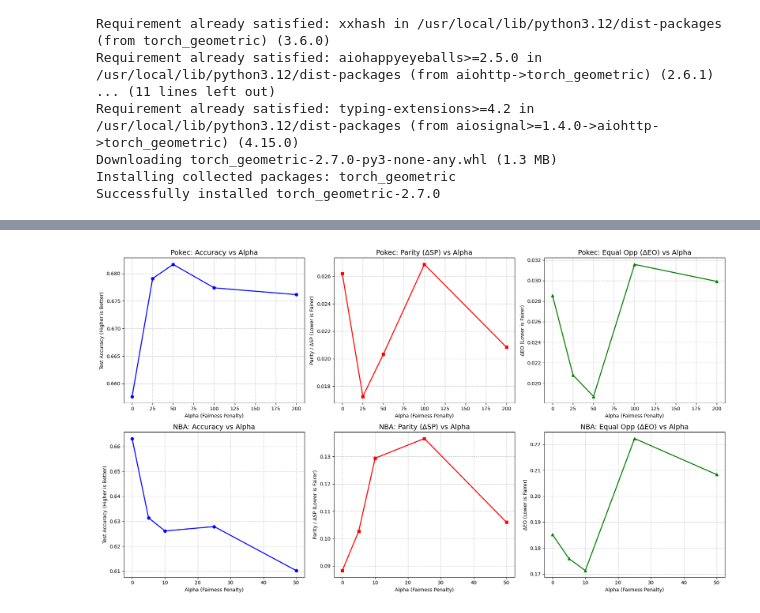
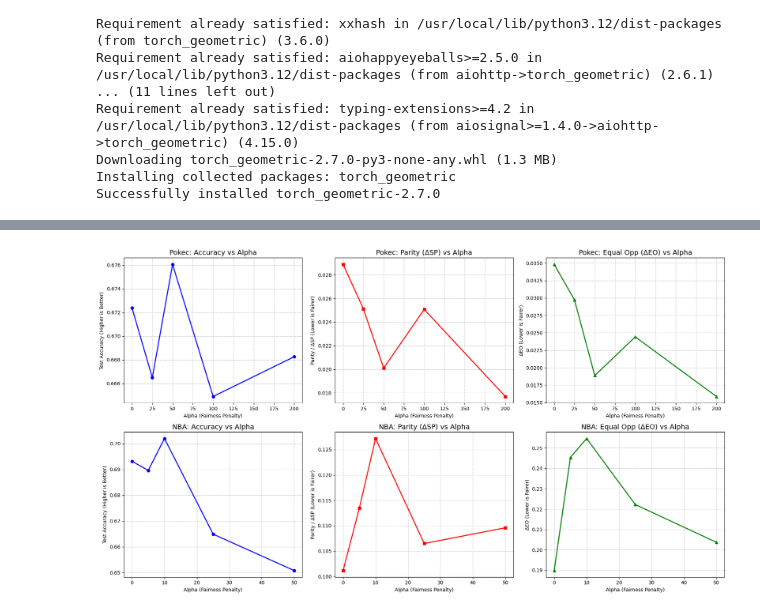
Before and after one commit to ananyabatra04/fairness-graph-gnn, a Jupyter notebook: Contrastive_FairGNN_aligned_runned.ipynb, the cells around one changed output, grey strips where cells are left out. Saved outputs shown, nothing was run; the diff lists cells and outputs as text; code cells hidden in the pictures.

Commit message:
refactor: align contrastive FairGNN pipeline and update experiment notebook

```diff
--- a/Contrastive_FairGNN_aligned_runned.ipynb
+++ b/Contrastive_FairGNN_aligned_runned.ipynb
@@ -556,7 +831,7 @@ Mean Alpha 200: Acc=0.6762 | ΔSP=0.0208 | ΔEO=0.0299
 
 All experiments complete. Results saved to pyg_contrastive_fairgnn_results.csv
 # %%
-df = pd.read_csv("pyg_contrastive_fairgnn_results.csv")
+df = pd.read_csv("pyg_contrastive_fairgnn_results_tsipn_style.csv")
 summary = df.groupby(['dataset', 'alpha'])[['acc', 'parity', 'deo']].mean().reset_index()
 
 pokec_data = summary[summary['dataset'] == 'pokec']
@@ -576,31 +851,31 @@ ax2.set_xlabel("Alpha (Fairness Penalty)")
 ax2.set_ylabel("Parity / ΔSP (Lower is Fairer)")
 ax2.grid(True, linestyle='--', alpha=0.7)
 
 ax3.plot(pokec_data['alpha'], pokec_data['deo'], marker='^', color='green', linewidth=2)
 ax3.set_title("Pokec: Equal Opp (ΔEO) vs Alpha", fontsize=14)
 ax3.set_xlabel("Alpha (Fairness Penalty)")
 ax3.set_ylabel("ΔEO (Lower is Fairer)")
 ax3.grid(True, linestyle='--', alpha=0.7)
 
 ax4.plot(nba_data['alpha'], nba_data['acc'], marker='o', color='blue', linewidth=2)
 ax4.set_title("NBA: Accuracy vs Alpha", fontsize=14)
 ax4.set_xlabel("Alpha (Fairness Penalty)")
 ax4.set_ylabel("Test Accuracy (Higher is Better)")
 ax4.grid(True, linestyle='--', alpha=0.7)
 
 ax5.plot(nba_data['alpha'], nba_data['parity'], marker='s', color='red', linewidth=2)
 ax5.set_title("NBA: Parity (ΔSP) vs Alpha", fontsize=14)
 ax5.set_xlabel("Alpha (Fairness Penalty)")
 ax5.set_ylabel("Parity / ΔSP (Lower is Fairer)")
 ax5.grid(True, linestyle='--', alpha=0.7)
 
 ax6.plot(nba_data['alpha'], nba_data['deo'], marker='^', color='green', linewidth=2)
 ax6.set_title("NBA: Equal Opp (ΔEO) vs Alpha", fontsize=14)
 ax6.set_xlabel("Alpha (Fairness Penalty)")
 ax6.set_ylabel("ΔEO (Lower is Fairer)")
 ax6.grid(True, linestyle='--', alpha=0.7)
 
 plt.tight_layout()
 plt.show()
 # %% [output]
-[figure, old version]
+[figure, new version]
```
Also changed, not shown: parts of 4 cells of this notebook.
